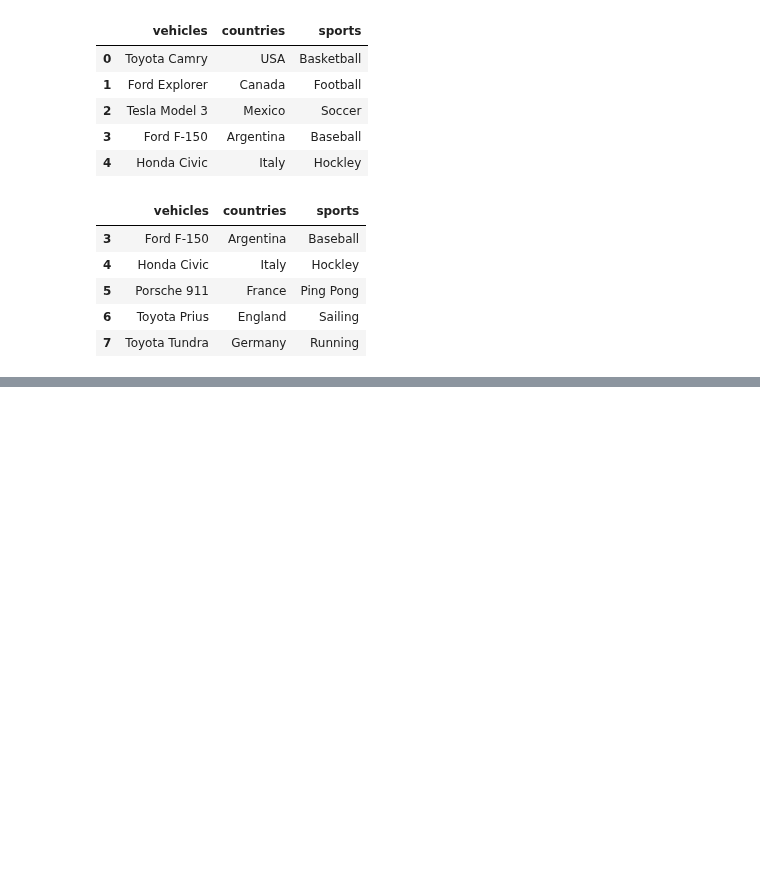
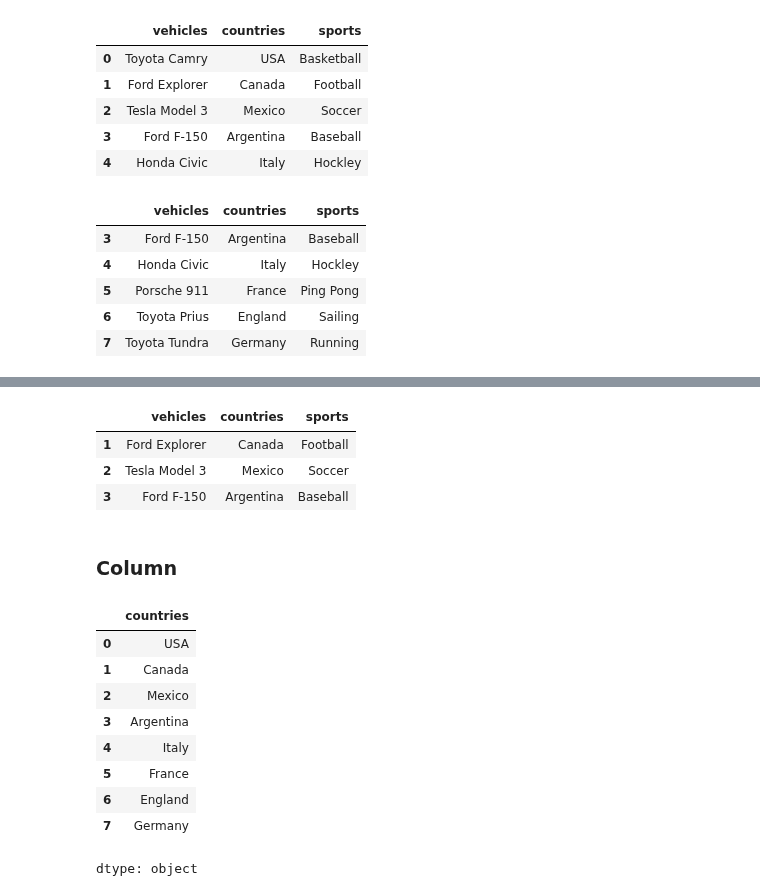
Before and after one commit to pharringtonp19/business-analytics, a Jupyter notebook: notebooks/Intro_to_Pandas.ipynb, the cells around one changed output, grey strips where cells are left out. Cells and saved outputs as stored; diff of their text form; code cells hidden in the pictures; blank space fills up the shorter version.

```diff
--- a/notebooks/Intro_to_Pandas.ipynb
+++ b/notebooks/Intro_to_Pandas.ipynb
@@ -35,0 +52,22 @@ df.tail()
+# %%
+df.loc[1:3]
+# %% [output]
+|  | vehicles | countries | sports |
+| 1 | Ford Explorer | Canada | Football |
+| 2 | Tesla Model 3 | Mexico | Soccer |
+| 3 | Ford F-150 | Argentina | Baseball |
+# %% [markdown]
+### **Column**
+# %%
+df['countries']
+# %% [output]
+|  | countries |
+| 0 | USA |
+| 1 | Canada |
+| 2 | Mexico |
+| 3 | Argentina |
+| 4 | Italy |
+| 5 | France |
+| 6 | England |
+| 7 | Germany |
+dtype: object
```
Also changed, not shown: parts of 5 cells of this notebook.
